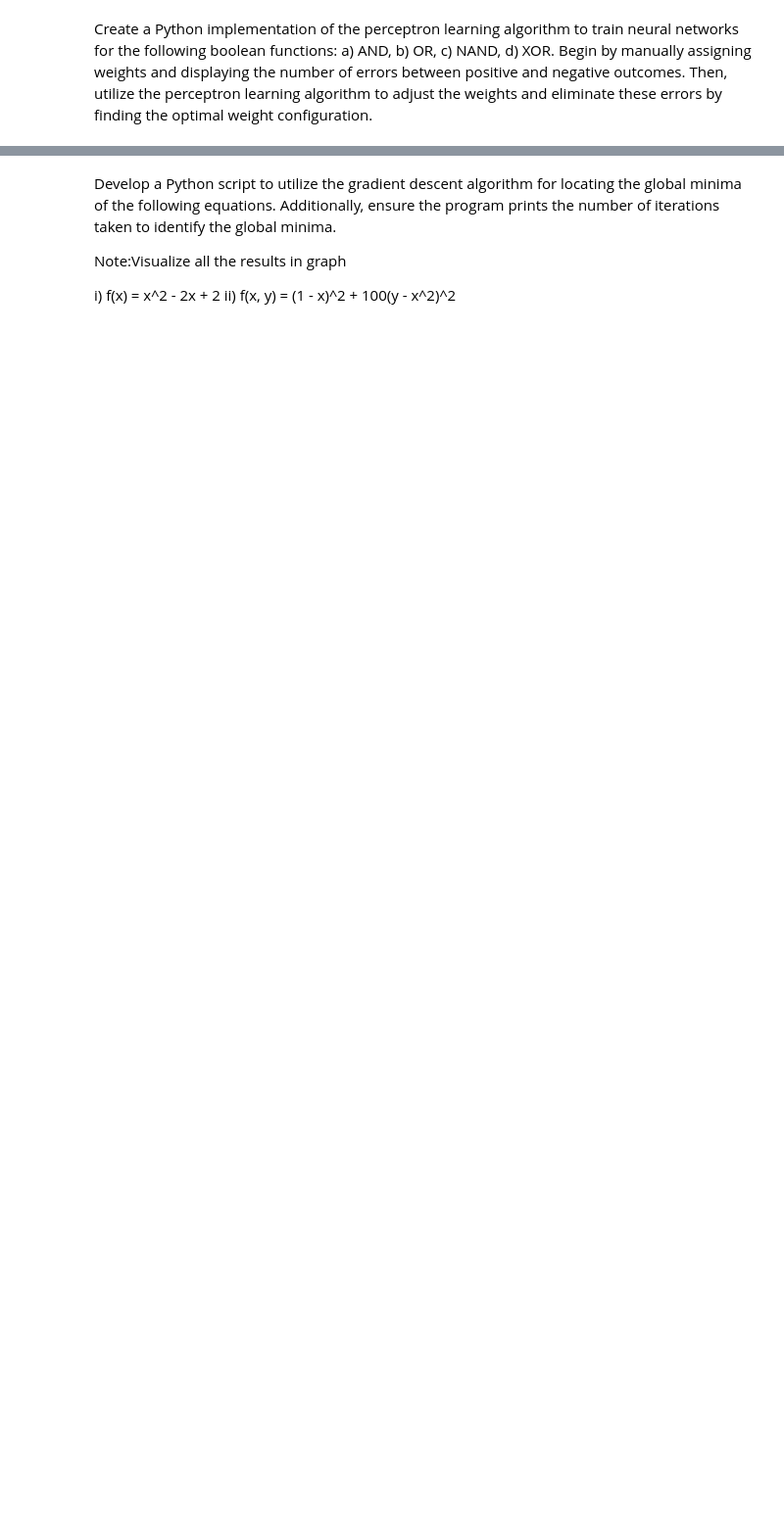
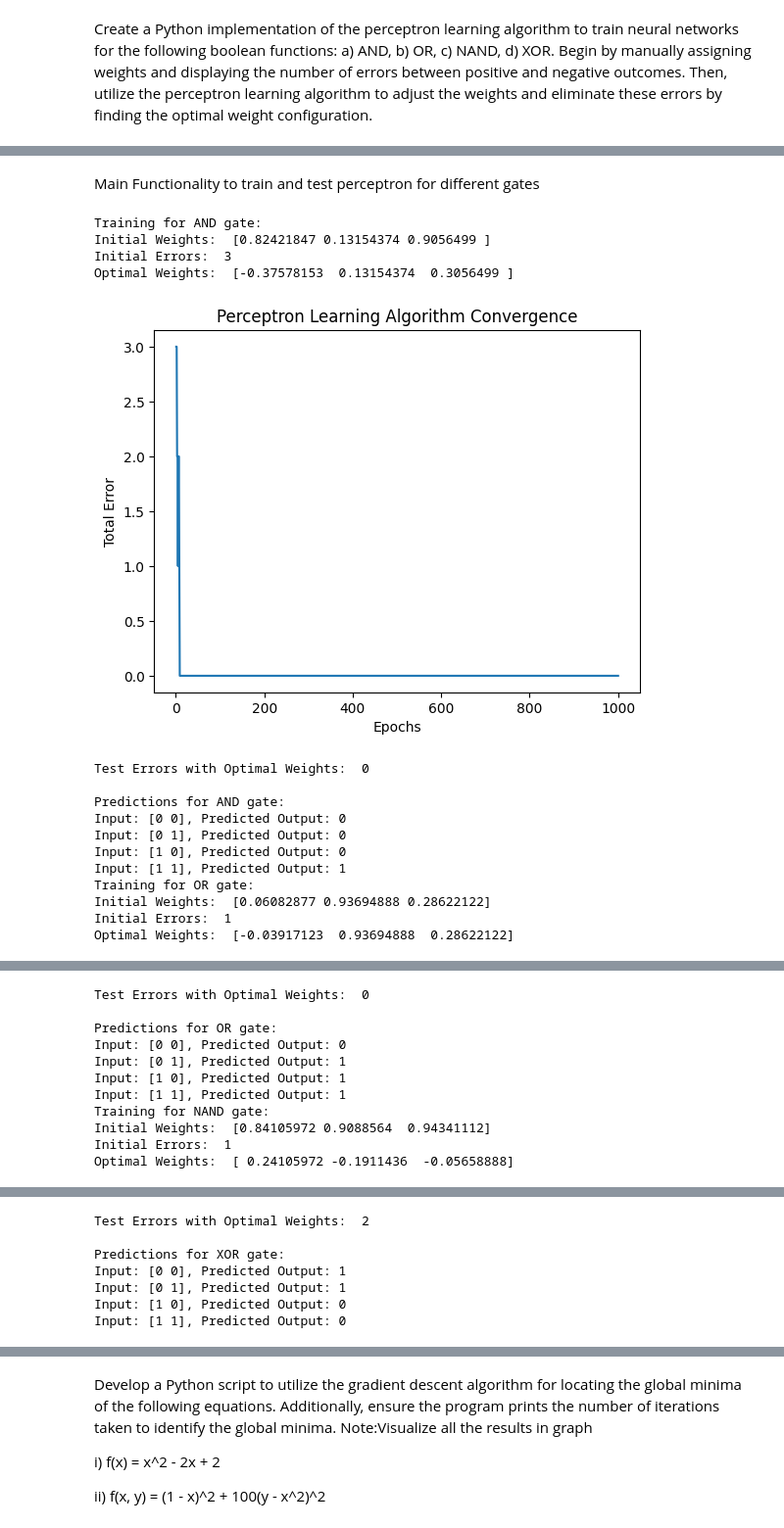
Before and after one commit to badrinarayanan02/deep_learning, a Jupyter notebook: 2348507_DLLab1.ipynb, the cells around one changed output, grey strips where cells are left out. Shown at 98% size. Drawn from its saved outputs; the diff is of its cells as text; code cells hidden in the pictures; blank space fills up the shorter version.

Commit message:
Initial Commit

```diff
--- a/2348507_DLLab1.ipynb
+++ b/2348507_DLLab1.ipynb
@@ -8,0 +14,3 @@ Create a Python implementation of the perceptron learning algorithm to train neu
+# %%
+def initialize_weights():
+  return np.random.rand(3)
@@ -8,0 +52,4 @@ Create a Python implementation of the perceptron learning algorithm to train neu
+# %%
+def perceptron(input,weights):
+  summation = np.dot(input,weights)
+  return step(summation)
@@ -8,0 +75,55 @@ Create a Python implementation of the perceptron learning algorithm to train neu
+# %%
+def plot_errors(errors):
+  plt.plot(range(1,len(errors)+1),errors)
+  plt.xlabel('Epochs')
+  plt.ylabel('Total Error')
+  plt.title("Perceptron Learning Algorithm Convergence")
+  plt.show()
+# %% [markdown]
+Main Functionality to train and test perceptron for different gates
+# %%
+def trainTestPerceptron(gate):
+  weights = initialize_weights()
+  inputs = generate_inputs(gate)
+  targets = target_outputs(gate)
+
+  print(f"Training for {gate} gate:")
+  print("Initial Weights: ",weights)
+
+  initial_errors = sum(abs(targets-perceptron(inputs,weights)))
+  print("Initial Errors: ",initial_errors)
+
+  optimal_weights, errors = perceptron_learning(inputs,targets,weights)
+  print("Optimal Weights: ", optimal_weights)
+
+  plot_errors(errors)
+
+  test_errors = sum(abs(targets-perceptron(inputs,optimal_weights)))
+  print("Test Errors with Optimal Weights: ",test_errors)
+
+  print("\nPredictions for", gate, "gate:")
+  for input_vector in inputs:
+      prediction = perceptron(input_vector, optimal_weights)
+      print(f"Input: {input_vector[1:]}, Predicted Output: {prediction}")
+# %%
+trainTestPerceptron('AND')
+trainTestPerceptron('OR')
+trainTestPerceptron('NAND')
+trainTestPerceptron('XOR')
+# %% [output]
+Training for AND gate:
+Initial Weights:  [0.82421847 0.13154374 0.9056499 ]
+Initial Errors:  3
+Optimal Weights:  [-0.37578153  0.13154374  0.3056499 ]
+[figure, added]
+Test Errors with Optimal Weights:  0
+
+Predictions for AND gate:
+Input: [0 0], Predicted Output: 0
+Input: [0 1], Predicted Output: 0
+Input: [1 0], Predicted Output: 0
+Input: [1 1], Predicted Output: 1
+Training for OR gate:
+Initial Weights:  [0.06082877 0.93694888 0.28622122]
+Initial Errors:  1
+Optimal Weights:  [-0.03917123  0.93694888  0.28622122]
@@ -8,0 +131,11 @@ Create a Python implementation of the perceptron learning algorithm to train neu
+Test Errors with Optimal Weights:  0
+
+Predictions for OR gate:
+Input: [0 0], Predicted Output: 0
+Input: [0 1], Predicted Output: 1
+Input: [1 0], Predicted Output: 1
+Input: [1 1], Predicted Output: 1
+Training for NAND gate:
+Initial Weights:  [0.84105972 0.9088564  0.94341112]
+Initial Errors:  1
+Optimal Weights:  [ 0.24105972 -0.1911436  -0.05658888]
@@ -8,0 +155,7 @@ Create a Python implementation of the perceptron learning algorithm to train neu
+Test Errors with Optimal Weights:  2
+
+Predictions for XOR gate:
+Input: [0 0], Predicted Output: 1
+Input: [0 1], Predicted Output: 1
+Input: [1 0], Predicted Output: 0
+Input: [1 1], Predicted Output: 0
```
Also changed, not shown: parts of 20 cells of this notebook.
